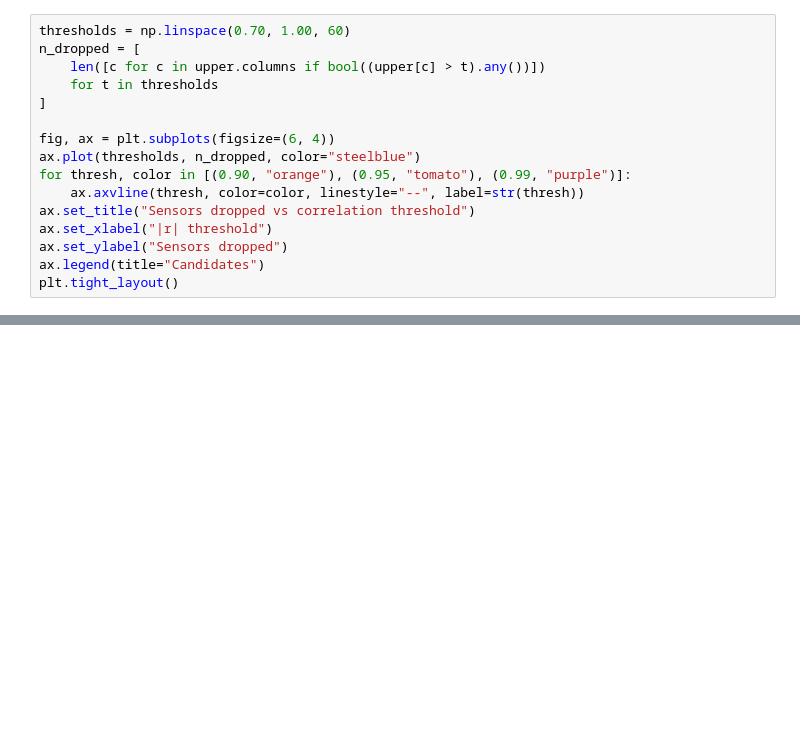
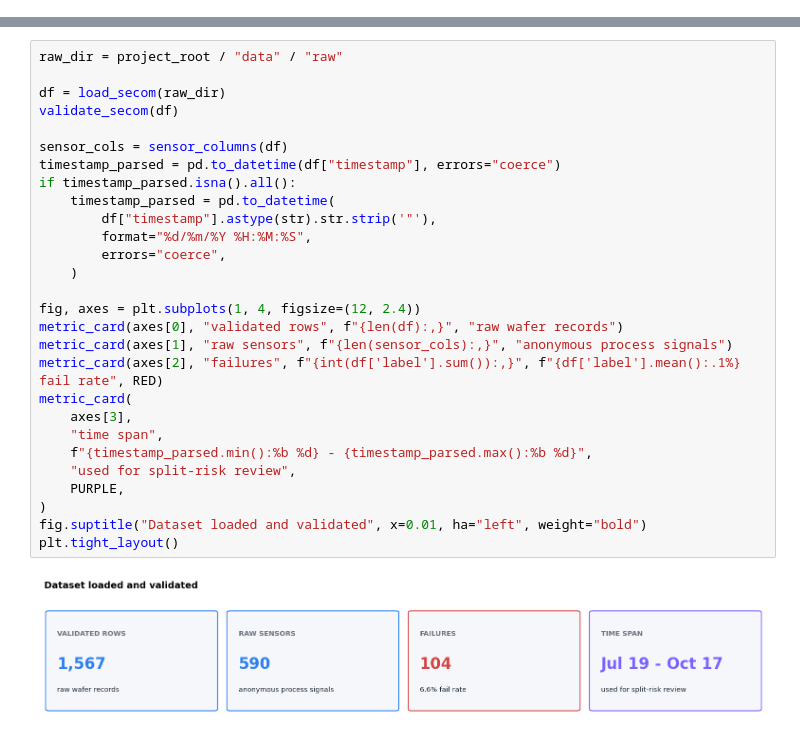
Before and after one commit to virgil-castillo/semiconductor-yield-root-cause, a Jupyter notebook: notebooks/01_eda.ipynb, the cells around one changed output, grey strips where cells are left out. Drawn from its saved outputs; the diff is of its cells as text; blank space fills up the shorter version.

Commit message:
docs(eda): make EDA notebook visual decision report

```diff
--- a/notebooks/01_eda.ipynb
+++ b/notebooks/01_eda.ipynb
@@ -232,16 +0,0 @@ After missingness and variance filtering, **301 sensors remain**, but many are s
-# %%
-thresholds = np.linspace(0.70, 1.00, 60)
-n_dropped = [
-    len([c for c in upper.columns if bool((upper[c] > t).any())])
-    for t in thresholds
-]
-
-fig, ax = plt.subplots(figsize=(6, 4))
-ax.plot(thresholds, n_dropped, color="steelblue")
-for thresh, color in [(0.90, "orange"), (0.95, "tomato"), (0.99, "purple")]:
-    ax.axvline(thresh, color=color, linestyle="--", label=str(thresh))
-ax.set_title("Sensors dropped vs correlation threshold")
-ax.set_xlabel("|r| threshold")
-ax.set_ylabel("Sensors dropped")
-ax.legend(title="Candidates")
-plt.tight_layout()
@@ -387,0 +152,30 @@ Failures occur throughout the dataset, but the weekly failure-rate summary shows
+# %%
+raw_dir = project_root / "data" / "raw"
+
+df = load_secom(raw_dir)
+validate_secom(df)
+
+sensor_cols = sensor_columns(df)
+timestamp_parsed = pd.to_datetime(df["timestamp"], errors="coerce")
+if timestamp_parsed.isna().all():
+    timestamp_parsed = pd.to_datetime(
+        df["timestamp"].astype(str).str.strip('"'),
+        format="%d/%m/%Y %H:%M:%S",
+        errors="coerce",
+    )
+
+fig, axes = plt.subplots(1, 4, figsize=(12, 2.4))
+metric_card(axes[0], "validated rows", f"{len(df):,}", "raw wafer records")
+metric_card(axes[1], "raw sensors", f"{len(sensor_cols):,}", "anonymous process signals")
+metric_card(axes[2], "failures", f"{int(df['label'].sum()):,}", f"{df['label'].mean():.1%} fail rate", RED)
+metric_card(
+    axes[3],
+    "time span",
+    f"{timestamp_parsed.min():%b %d} - {timestamp_parsed.max():%b %d}",
+    "used for split-risk review",
+    PURPLE,
+)
+fig.suptitle("Dataset loaded and validated", x=0.01, ha="left", weight="bold")
+plt.tight_layout()
+# %% [output]
+[figure, added]
```
Also changed, not shown: parts of 51 cells of this notebook.
